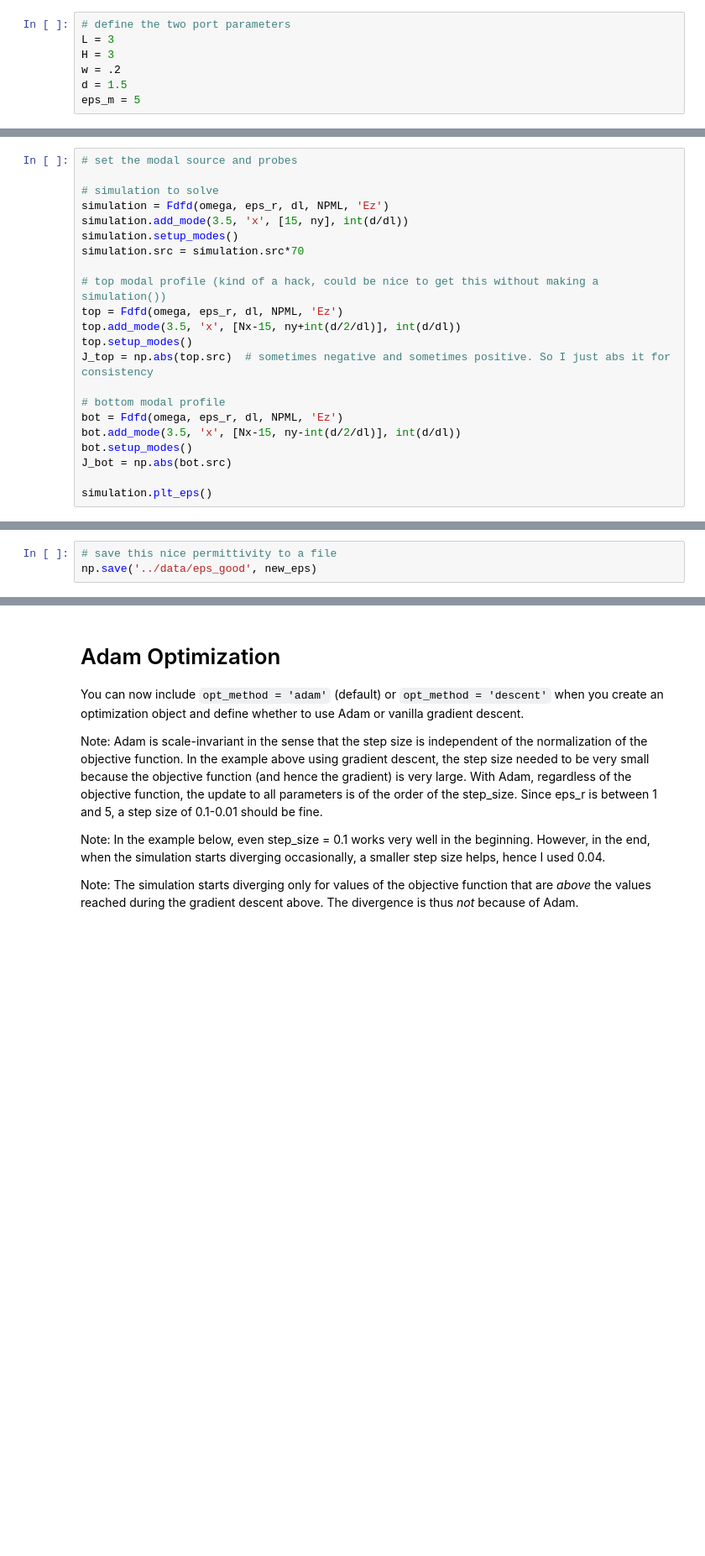
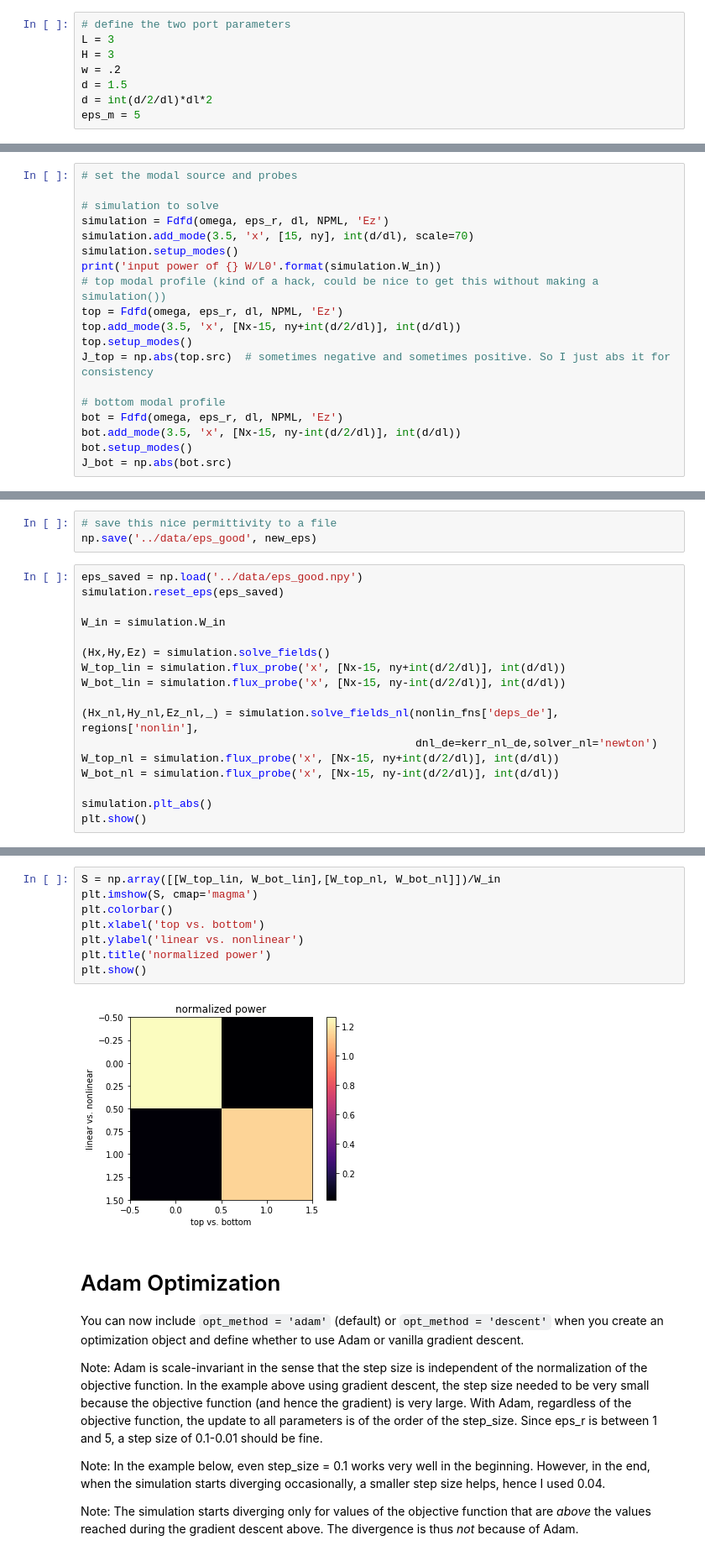
Before and after one commit to fancompute/angler, a Jupyter notebook: Notebooks/Three_Port.ipynb, the cells around one changed output, grey strips where cells are left out. Shown at 84% size. Saved outputs shown, nothing was run; the diff lists cells and outputs as text; blank space fills up the shorter version.

```diff
--- a/Notebooks/Three_Port.ipynb
+++ b/Notebooks/Three_Port.ipynb
@@ -32,6 +29,7 @@ L = 3
 H = 3
 w = .2
 d = 1.5
+d = int(d/2/dl)*dl*2
 eps_m = 5
 # %%
 # define permittivity of three port system
@@ -46,10 +57,9 @@ simulation.plt_eps()
 
 # simulation to solve
 simulation = Fdfd(omega, eps_r, dl, NPML, 'Ez')
-simulation.add_mode(3.5, 'x', [15, ny], int(d/dl))
+simulation.add_mode(3.5, 'x', [15, ny], int(d/dl), scale=70)
 simulation.setup_modes()
-simulation.src = simulation.src*70
-
+print('input power of {} W/L0'.format(simulation.W_in))
 # top modal profile (kind of a hack, could be nice to get this without making a simulation())
 top = Fdfd(omega, eps_r, dl, NPML, 'Ez')
 top.add_mode(3.5, 'x', [Nx-15, ny+int(d/2/dl)], int(d/dl))
@@ -61,6 +71,4 @@ bot = Fdfd(omega, eps_r, dl, NPML, 'Ez')
 bot.add_mode(3.5, 'x', [Nx-15, ny-int(d/2/dl)], int(d/dl))
 bot.setup_modes()
 J_bot = np.abs(bot.src)
-
-simulation.plt_eps()
 # %% [output]
@@ -164,3 +171,20 @@ plt.show()
 # %%
 # save this nice permittivity to a file
 np.save('../data/eps_good', new_eps)
+# %%
+eps_saved = np.load('../data/eps_good.npy')
+simulation.reset_eps(eps_saved)
+
+W_in = simulation.W_in
+
+(Hx,Hy,Ez) = simulation.solve_fields()
+W_top_lin = simulation.flux_probe('x', [Nx-15, ny+int(d/2/dl)], int(d/dl))
+W_bot_lin = simulation.flux_probe('x', [Nx-15, ny-int(d/2/dl)], int(d/dl))
+
+(Hx_nl,Hy_nl,Ez_nl,_) = simulation.solve_fields_nl(nonlin_fns['deps_de'], regions['nonlin'],
+                                                   dnl_de=kerr_nl_de,solver_nl='newton')
+W_top_nl = simulation.flux_probe('x', [Nx-15, ny+int(d/2/dl)], int(d/dl))
+W_bot_nl = simulation.flux_probe('x', [Nx-15, ny-int(d/2/dl)], int(d/dl))
+
+simulation.plt_abs()
+plt.show()
@@ -167,3 +193,13 @@ np.save('../data/eps_good', new_eps)
+# %%
+S = np.array([[W_top_lin, W_bot_lin],[W_top_nl, W_bot_nl]])/W_in
+plt.imshow(S, cmap='magma')
+plt.colorbar()
+plt.xlabel('top vs. bottom')
+plt.ylabel('linear vs. nonlinear')
+plt.title('normalized power')
+plt.show()
+# %% [output]
+[figure, added]
 # %% [markdown]
 # Adam Optimization
 
```
Also changed, not shown: parts of 6 cells of this notebook, 1 other file.
